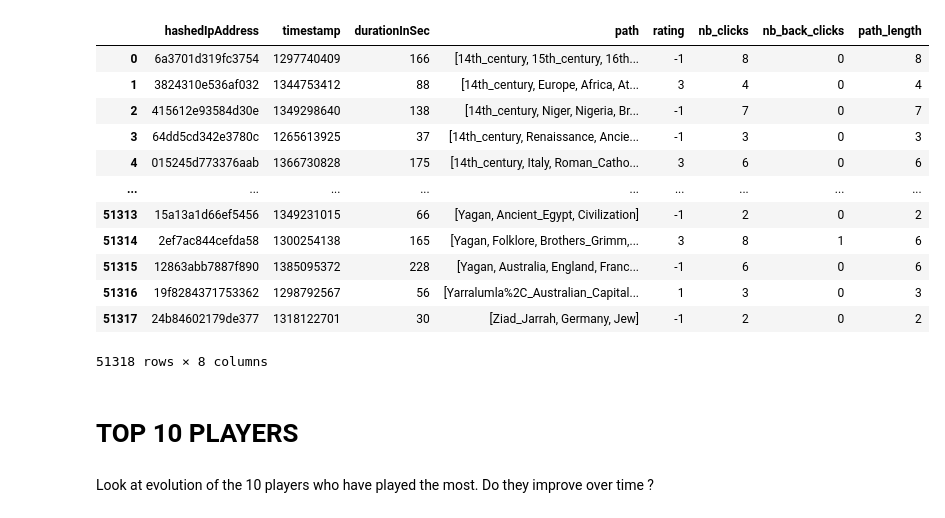
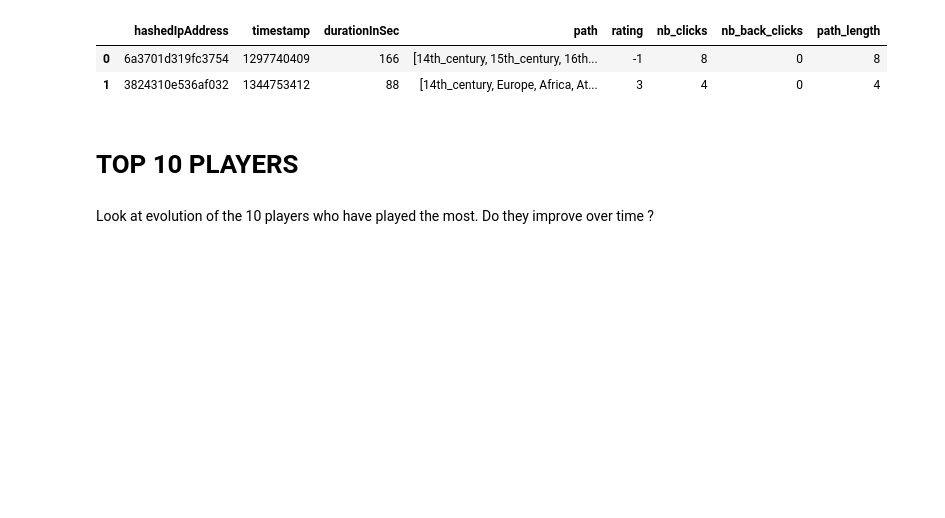
Before and after one commit to epfl-ada/ada-2024-project-tadaa, a Jupyter notebook: best_paths.ipynb, the cells around one changed output. Saved outputs shown, nothing was run; the diff lists cells and outputs as text; code cells hidden in the pictures; blank space fills up the shorter version.

Commit message:
best path behaviour

```diff
--- a/best_paths.ipynb
+++ b/best_paths.ipynb
@@ -9,34 +9,24 @@ finished_paths = pd.read_csv(file_finished, sep="\t", comment="#", names=column_
 # %%
 # Split the path into a list
 finished_paths["path"] = finished_paths["path"].apply(lambda x: x.split(";"))
 
 # Count the number of clicks in each path (including back clicks)
 finished_paths = finished_paths.assign(nb_clicks=finished_paths["path"].apply(lambda x: len(x)-1)) # -1 because we don't count the source article
 
 # Count the number of back clicks in each path
 finished_paths = finished_paths.assign(nb_back_clicks=finished_paths["path"].apply(lambda x: x.count("<")))
 
 # Count the path length (excluding back clicks)
 finished_paths = finished_paths.assign(path_length=finished_paths["nb_clicks"] - 2 * finished_paths["nb_back_clicks"])
 
 # Convert the rating to int
 finished_paths["rating"] = finished_paths["rating"].fillna(-1).astype(int) #0 means no rating
 
-finished_paths
+finished_paths.head(2)
 # %% [output]
 |  | hashedIpAddress | timestamp | durationInSec | path | rating | nb_clicks | nb_back_clicks | path_length |
 | 0 | 6a3701d319fc3754 | 1297740409 | 166 | [14th_century, 15th_century, 16th... | -1 | 8 | 0 | 8 |
 | 1 | 3824310e536af032 | 1344753412 | 88 | [14th_century, Europe, Africa, At... | 3 | 4 | 0 | 4 |
-| 2 | 415612e93584d30e | 1349298640 | 138 | [14th_century, Niger, Nigeria, Br... | -1 | 7 | 0 | 7 |
-| 3 | 64dd5cd342e3780c | 1265613925 | 37 | [14th_century, Renaissance, Ancie... | -1 | 3 | 0 | 3 |
-| 4 | 015245d773376aab | 1366730828 | 175 | [14th_century, Italy, Roman_Catho... | 3 | 6 | 0 | 6 |
-| ... | ... | ... | ... | ... | ... | ... | ... | ... |
-| 51313 | 15a13a1d66ef5456 | 1349231015 | 66 | [Yagan, Ancient_Egypt, Civilization] | -1 | 2 | 0 | 2 |
-| 51314 | 2ef7ac844cefda58 | 1300254138 | 165 | [Yagan, Folklore, Brothers_Grimm,... | 3 | 8 | 1 | 6 |
-| 51315 | 12863abb7887f890 | 1385095372 | 228 | [Yagan, Australia, England, Franc... | -1 | 6 | 0 | 6 |
-| 51316 | 19f8284371753362 | 1298792567 | 56 | [Yarralumla%2C_Australian_Capital... | 1 | 3 | 0 | 3 |
-| 51317 | 24b84602179de377 | 1318122701 | 30 | [Ziad_Jarrah, Germany, Jew] | -1 | 2 | 0 | 2 |
-51318 rows × 8 columns
 # %% [markdown]
 # TOP 10 PLAYERS
 # %% [markdown]
```
Also changed, not shown: parts of 22 cells of this notebook.
